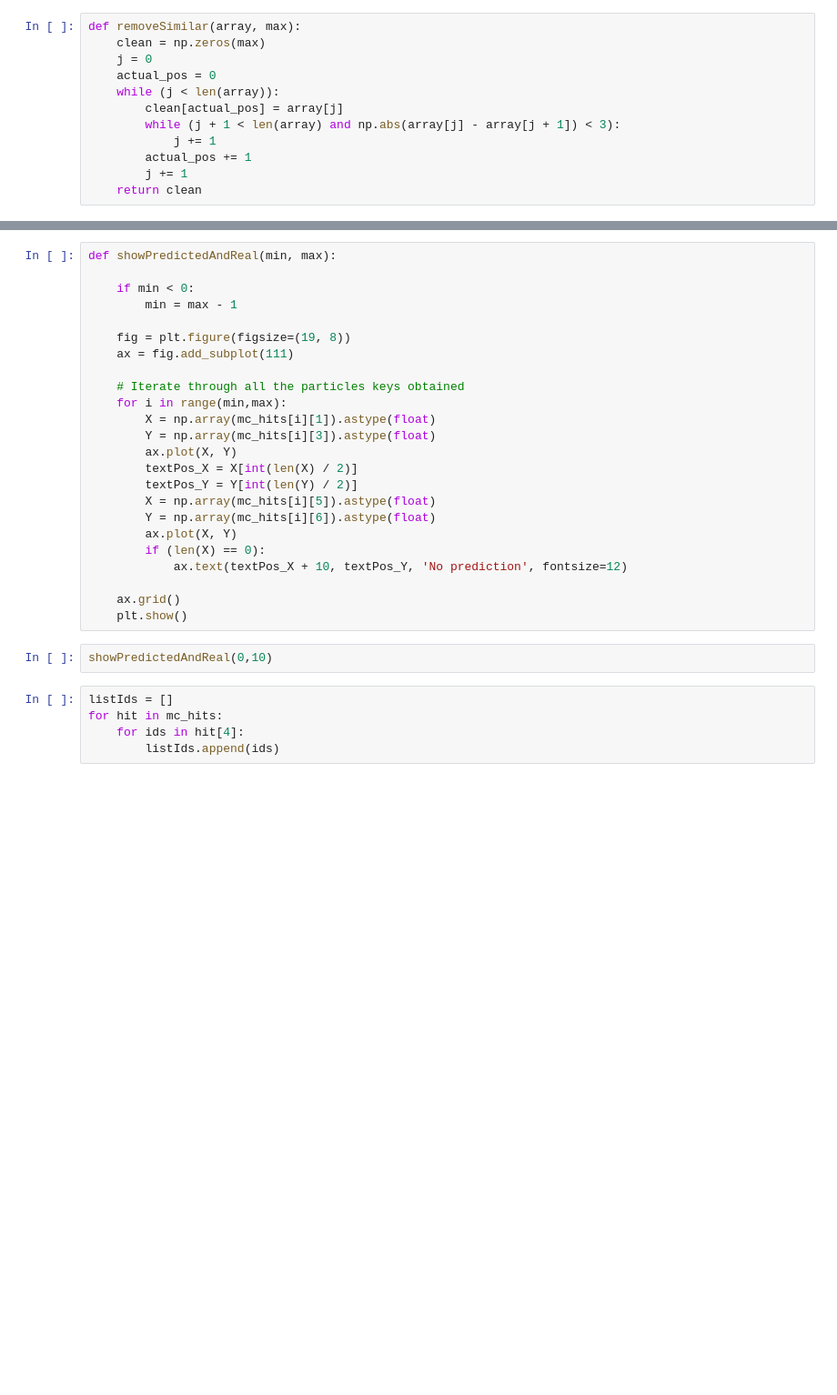
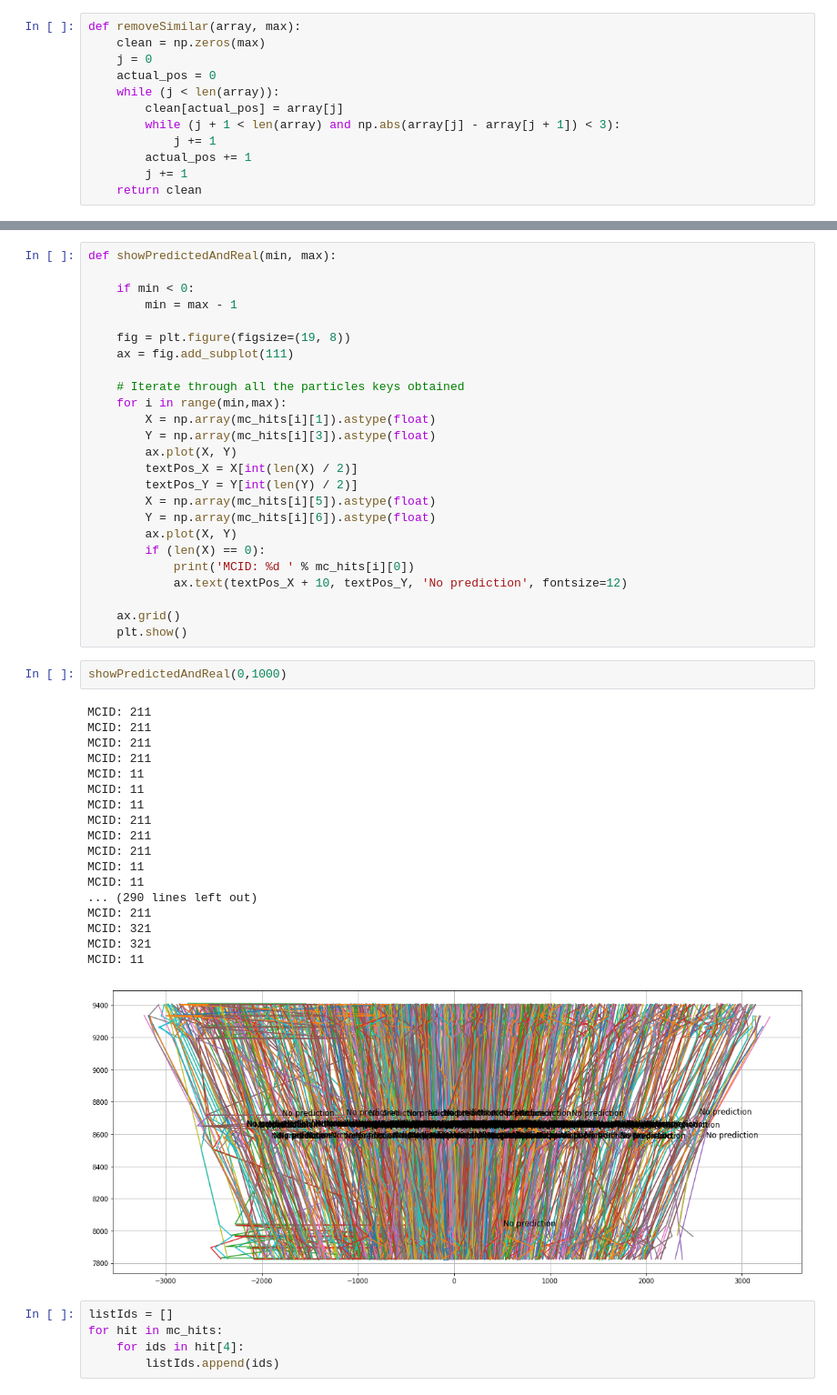
Before and after one commit to gabrielcammany/LHCb-CERN, a Jupyter notebook: Plot_Clean_TrackStudy.ipynb, the cells around one changed output, grey strips where cells are left out. Shown at 91% size. Cells and saved outputs as stored; diff of their text form; blank space fills up the shorter version.

```diff
--- a/Plot_Clean_TrackStudy.ipynb
+++ b/Plot_Clean_TrackStudy.ipynb
@@ -146,12 +171,32 @@ def showPredictedAndReal(min, max):
         Y = np.array(mc_hits[i][6]).astype(float)
         ax.plot(X, Y)
         if (len(X) == 0):
+            print('MCID: %d ' % mc_hits[i][0])
             ax.text(textPos_X + 10, textPos_Y, 'No prediction', fontsize=12)
 
     ax.grid()
     plt.show()
 # %%
-showPredictedAndReal(0,10)
+showPredictedAndReal(0,1000)
+# %% [output]
+MCID: 211
+MCID: 211
+MCID: 211
+MCID: 211
+MCID: 11
+MCID: 11
+MCID: 11
+MCID: 211
+MCID: 211
+MCID: 211
+MCID: 11
+MCID: 11
+... (290 lines left out)
+MCID: 211
+MCID: 321
+MCID: 321
+MCID: 11
+[figure, added]
 # %%
 listIds = []
 for hit in mc_hits:
```
Also changed, not shown: parts of 4 cells of this notebook, 5 other files.
